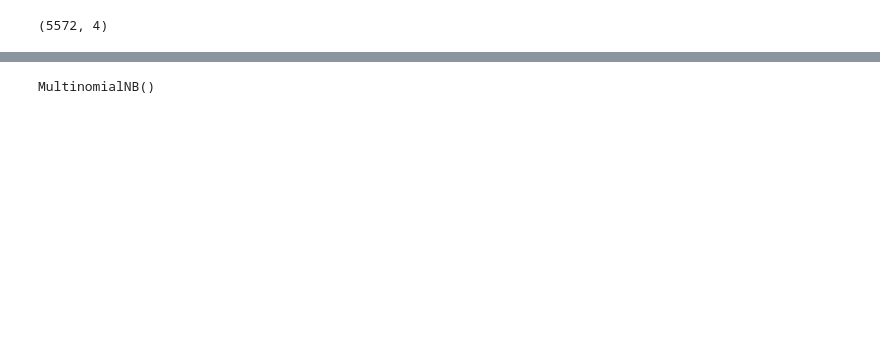
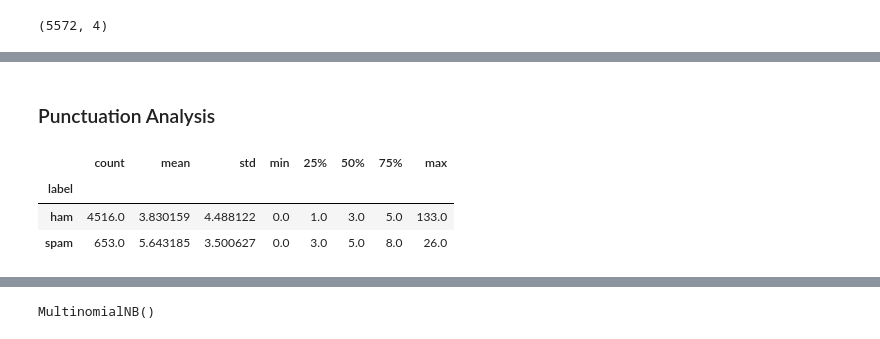
Before and after one commit to Shrawani-DS/spam-classifier-api, a Jupyter notebook: notebook/Spam_classifier.ipynb, the cells around one changed output, grey strips where cells are left out. Saved outputs shown, nothing was run; the diff lists cells and outputs as text; code cells hidden in the pictures; blank space fills up the shorter version.

```diff
--- a/notebook/Spam_classifier.ipynb
+++ b/notebook/Spam_classifier.ipynb
@@ -68,0 +177,9 @@ dtype: int64
+# %% [markdown]
+### Punctuation Analysis
+# %%
+df.groupby("label")["punct"].describe()
+# %% [output]
+|  | count | mean | std | min | 25% | 50% | 75% | max |
+| label |  |  |  |  |  |  |  |  |
+| ham | 4516.0 | 3.830159 | 4.488122 | 0.0 | 1.0 | 3.0 | 5.0 | 133.0 |
+| spam | 653.0 | 5.643185 | 3.500627 | 0.0 | 3.0 | 5.0 | 8.0 | 26.0 |
```
Also changed, not shown: parts of 27 cells of this notebook, 2 other files.
